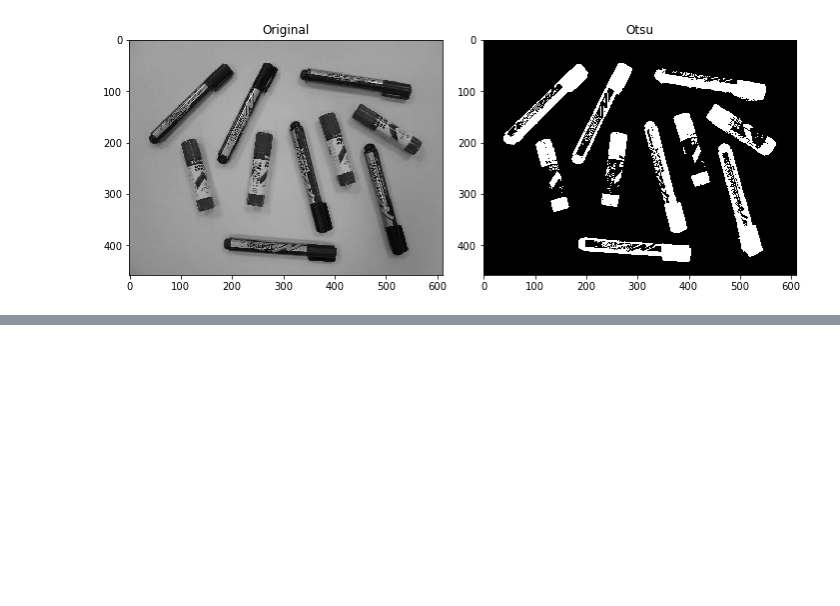
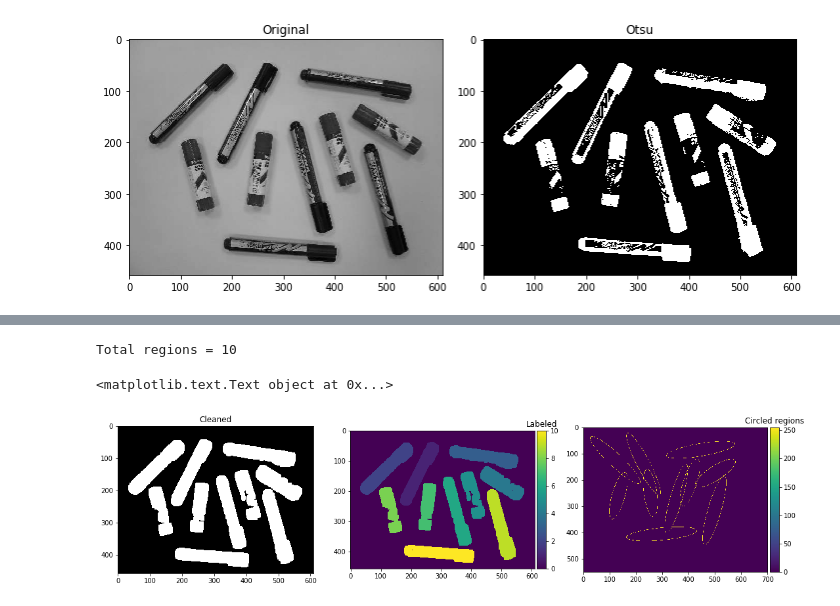
Before and after one commit to ali-yar/B31XB-IIP-TP-1718, a Jupyter notebook: 5-morpho-segmentation/5-morpho-segmentation.ipynb, the cells around one changed output, grey strips where cells are left out. Cells and saved outputs as stored; diff of their text form; code cells hidden in the pictures; blank space fills up the shorter version.

```diff
--- a/5-morpho-segmentation/5-morpho-segmentation.ipynb
+++ b/5-morpho-segmentation/5-morpho-segmentation.ipynb
@@ -283,0 +307,35 @@ plt.title('Otsu')
+# %%
+from skimage.draw import polygon_perimeter, ellipse_perimeter
+from skimage.measure import label, regionprops
+
+
+im_label, num = label(im_op, return_num = True)
+regions = regionprops(im_label)
+
+plt.figure(figsize=(15,15))
+
+plt.subplot(131)
+io.imshow(im_op)
+plt.title('Cleaned')
+
+plt.subplot(132)
+io.imshow(im_label)
+plt.title('Labeled')
+
+from skimage.transform import resize
+im_label = resize(im_label, (550, 700))
+
+print('Total regions = {}'.format(num))
+
+for i,r in enumerate(regions):
+#     if i == 1: continue
+    c0, c1 = ellipse_perimeter(int(r.centroid[0]), int(r.centroid[1]), int(r.minor_axis_length/2), int(r.major_axis_length/2), r.orientation )
+    im_label[c0,c1] = 255
+
+plt.subplot(133)
+io.imshow(im_label)
+plt.title('Circled regions')
+# %% [output]
+Total regions = 10
+<matplotlib.text.Text object at 0x...>
+[figure, added]
```
Also changed, not shown: parts of 5 cells of this notebook.
